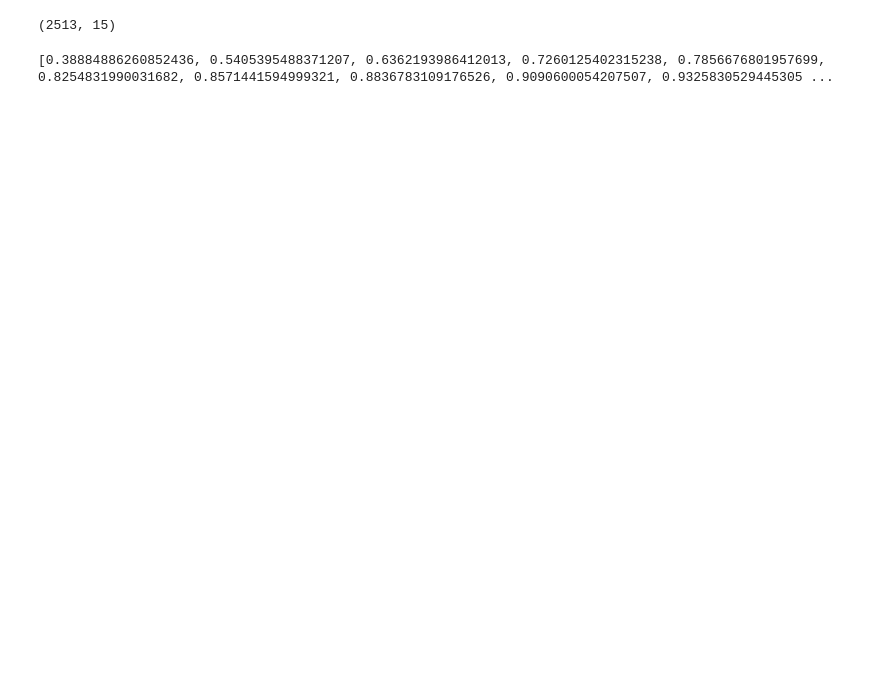
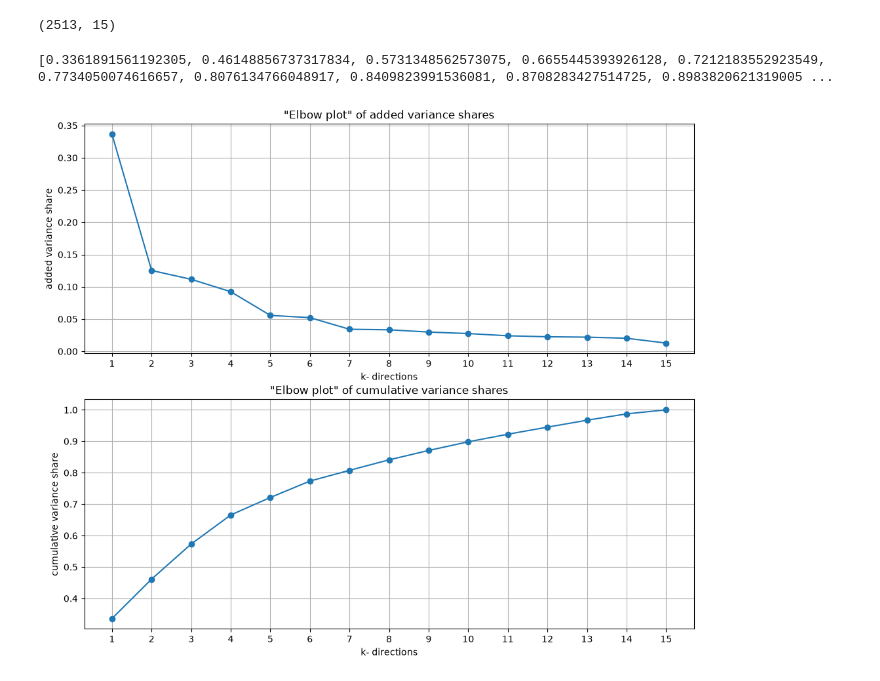
Before and after one commit to lukaszchazowiec/discovering_market_regimes, a Jupyter notebook: analysis.ipynb, the cells around one changed output. Saved outputs shown, nothing was run; the diff lists cells and outputs as text; code cells hidden in the pictures; blank space fills up the shorter version.

Commit message:
chose optimal k-directions number

```diff
--- a/analysis.ipynb
+++ b/analysis.ipynb
@@ -11,6 +12,8 @@ returns = load_log_returns("historical_data/market_15_assets_10y.csv")
 returns.shape
 # %% [output]
 (2513, 15)
+# %%
+R = (returns - returns.mean(axis=0)) / returns.std(axis=0, ddof=1)
 # %%
 # 2. The fundament of structural analysis is Singular Value Decomposition SVD
 
@@ -18,11 +21,11 @@ returns.shape
 # Σ contains the
 # Vt containts
 
-U, S, Vt = np.linalg.svd(returns)
+U, S, Vt = np.linalg.svd(R, full_matrices=False)
 #Uk, S_k, Vt_k = U[:, :k], S[:k], Vt[:k, :]
 # %%
 # k - number of directions
-k_list = list(np.arange(1, 11))
+k_list = list(np.arange(1, 16))
 variances_over_k = []
 
 for k in k_list:
@@ -31,4 +34,32 @@ for k in k_list:
     variances_over_k.append(variance_over_k)
 print(variances_over_k)
 # %% [output]
-[0.38884886260852436, 0.5405395488371207, 0.6362193986412013, 0.7260125402315238, 0.7856676801957699, 0.8254831990031682, 0.8571441594999321, 0.8836783109176526, 0.9090600054207507, 0.9325830529445305 ...
+[0.3361891561192305, 0.46148856737317834, 0.5731348562573075, 0.6655445393926128, 0.7212183552923549, 0.7734050074616657, 0.8076134766048917, 0.8409823991536081, 0.8708283427514725, 0.8983820621319005 ...
+# %%
+added_variances = np.zeros(len(variances_over_k))
+added_variances[0] = variances_over_k[0]
+ks = np.arange(1, len(variances_over_k) + 1)
+
+for i in range(1, 15):
+    added_variances[i] = variances_over_k[i] - variances_over_k[i-1]
+
+fig, (ax1, ax2) = plt.subplots(2, 1, figsize=(12, 10))
+
+ax1.plot(ks, added_variances, marker='o')
+ax1.grid(True)
+ax1.set_title('"Elbow plot" of added variance shares')
+ax1.set_xlabel('k- directions')
+ax1.set_ylabel('added variance share')
+
+ax2.plot(ks, variances_over_k, marker='o')
+ax2.grid(True)
+ax2.set_title('"Elbow plot" of cumulative variance shares')
+ax2.set_xlabel('k- directions')
+ax2.set_ylabel('cumulative variance share')
+
+for ax in (ax1, ax2):
+    ax.set_xticks(ks)
+
+plt.show()
+# %% [output]
+[figure, added]
```
Also changed, not shown: parts of 2 cells of this notebook.
